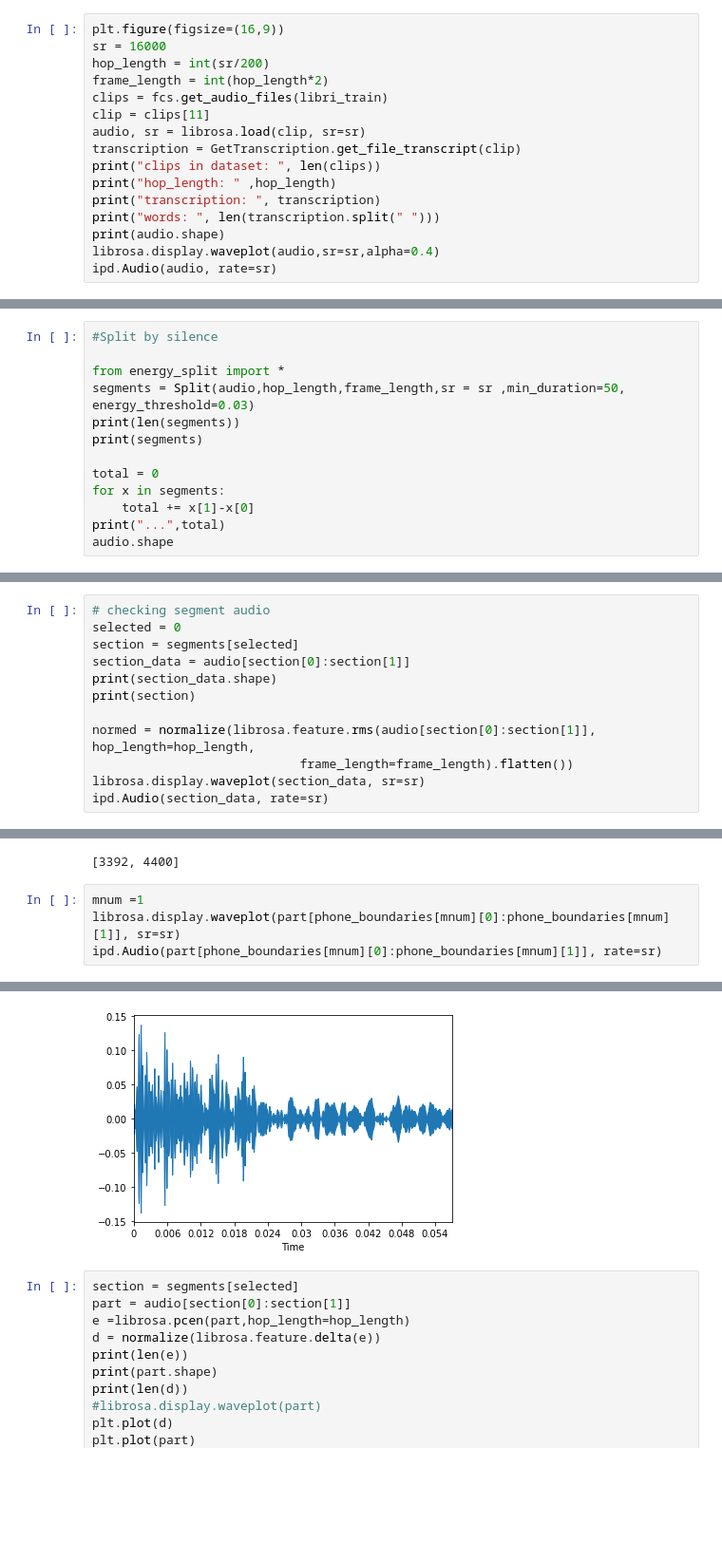
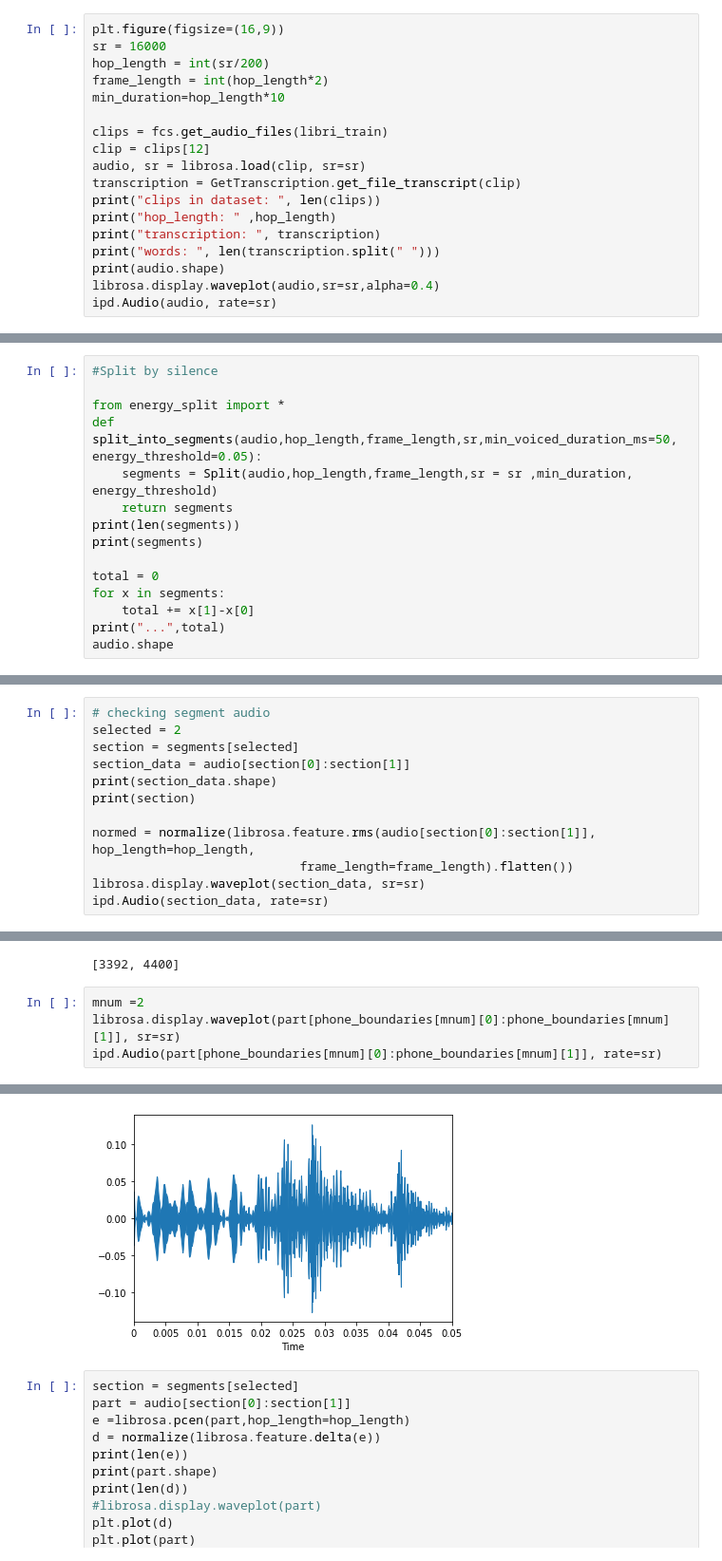
Before and after one commit to Majkil/Artefact, a Jupyter notebook: pg Split audio.ipynb, the cells around one changed output, grey strips where cells are left out. Shown at 95% size. Cells and saved outputs as stored; diff of their text form; blank space fills up the shorter version.

Commit message:
extract clips with exact phones to sound bits, refactored

```diff
--- a/pg Split audio.ipynb
+++ b/pg Split audio.ipynb
@@ -16,8 +16,10 @@ plt.figure(figsize=(16,9))
 sr = 16000
 hop_length = int(sr/200)
 frame_length = int(hop_length*2)
+min_duration=hop_length*10
+
 clips = fcs.get_audio_files(libri_train)
-clip = clips[11]
+clip = clips[12]
 audio, sr = librosa.load(clip, sr=sr)
 transcription = GetTranscription.get_file_transcript(clip)
 print("clips in dataset: ", len(clips))
@@ -58,7 +67,9 @@ hop_length
 #Split by silence
 
 from energy_split import *
-segments = Split(audio,hop_length,frame_length,sr = sr ,min_duration=50, energy_threshold=0.03)
+def split_into_segments(audio,hop_length,frame_length,sr,min_voiced_duration_ms=50, energy_threshold=0.05):
+    segments = Split(audio,hop_length,frame_length,sr = sr ,min_duration, energy_threshold)
+    return segments
 print(len(segments))
 print(segments)
 
@@ -153,7 +153,7 @@ transcription:  AND HIS BEST SUIT OF CLOTHES WHICH WAS PLAIN PROOF THAT HE WAS G
 [interactive output not drawn]
 # %%
 # checking segment audio
-selected = 0
+selected = 2
 section = segments[selected]
 section_data = audio[section[0]:section[1]]
 print(section_data.shape)
@@ -190,12 +190,12 @@ phone_boundaries[-1]
 # %% [output]
 [3392, 4400]
 # %%
-mnum =1
+mnum =2
 librosa.display.waveplot(part[phone_boundaries[mnum][0]:phone_boundaries[mnum][1]], sr=sr)
 ipd.Audio(part[phone_boundaries[mnum][0]:phone_boundaries[mnum][1]], rate=sr)
 # %% [output]
 [interactive output not drawn]
-[figure, old version]
+[figure, new version]
 # %%
 section = segments[selected]
 part = audio[section[0]:section[1]]
```
Also changed, not shown: parts of 10 cells of this notebook, 8 other files.
